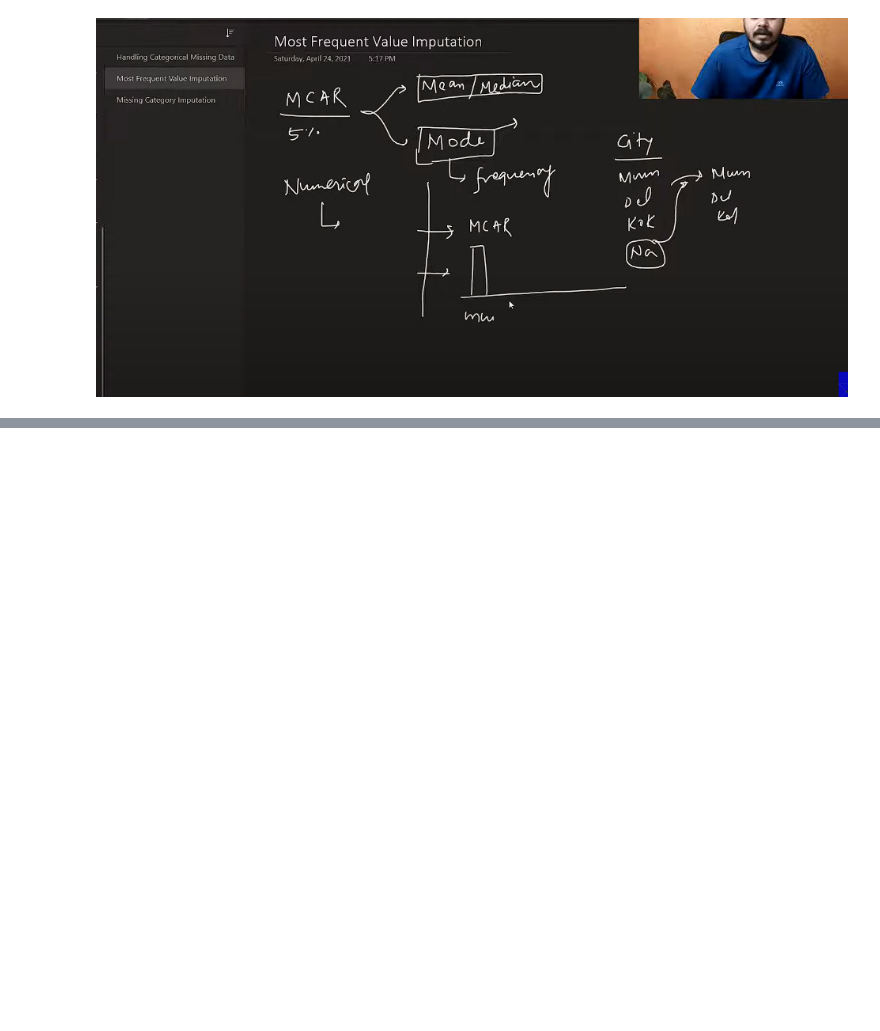
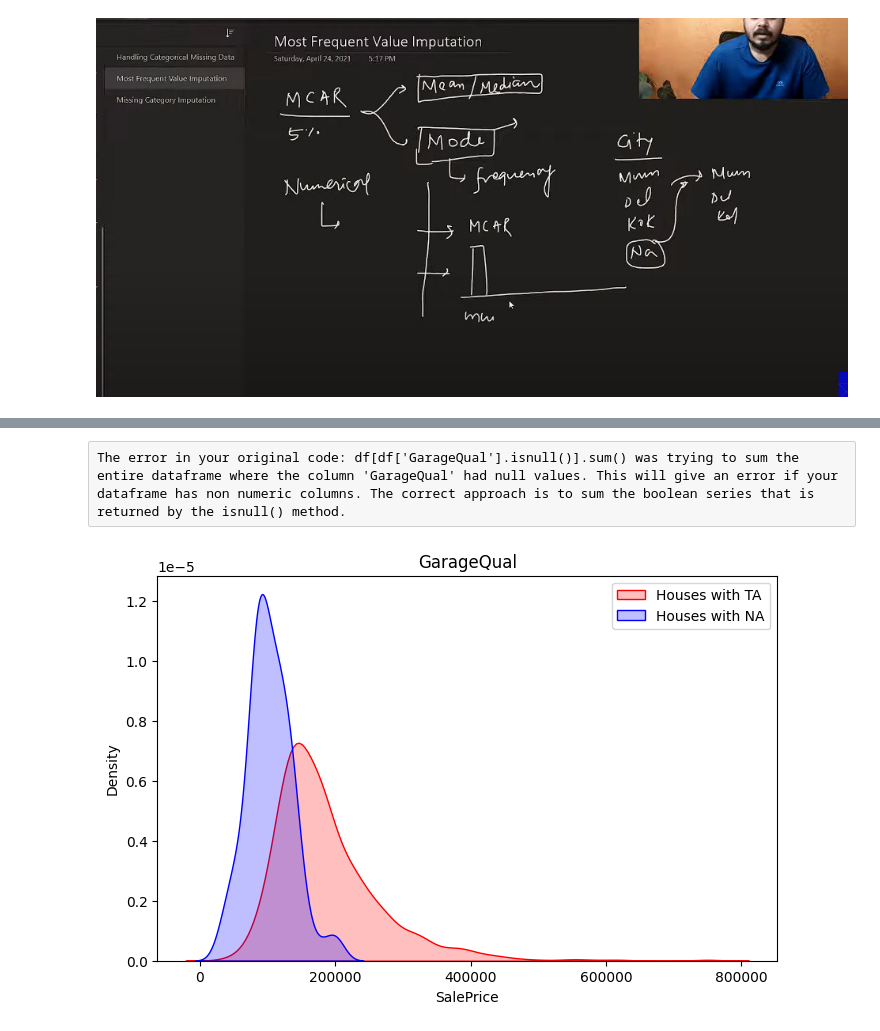
Before and after one commit to shivam188132/MY_machine_learning, a Jupyter notebook: Handling Missisng Categorical Data( day 37).ipynb, the cells around one changed output, grey strips where cells are left out. Cells and saved outputs as stored; diff of their text form; code cells hidden in the pictures; blank space fills up the shorter version.

```diff
--- a/Handling Missisng Categorical Data( day 37).ipynb
+++ b/Handling Missisng Categorical Data( day 37).ipynb
@@ -6,0 +36,15 @@ import matplotlib.pyplot as plt
+# %% [raw]
+The error in your original code: df[df['GarageQual'].isnull()].sum() was trying to sum the entire dataframe where the column 'GarageQual' had null values. This will give an error if your dataframe has non numeric columns. The correct approach is to sum the boolean series that is returned by the isnull() method.
+# %%
+import seaborn as sns
+import matplotlib.pyplot as plt
+
+plt.figure(figsize=(8, 5))
+sns.kdeplot(df[df['GarageQual'] == 'TA']['SalePrice'], label="Houses with TA", fill=True, color="red")
+sns.kdeplot(df[df['GarageQual'].isnull()]['SalePrice'], label="Houses with NA", fill=True, color="blue")
+
+plt.title('GarageQual')
+plt.legend()
+plt.show()
+# %% [output]
+[figure, added]
```
Also changed, not shown: parts of 28 cells of this notebook.
